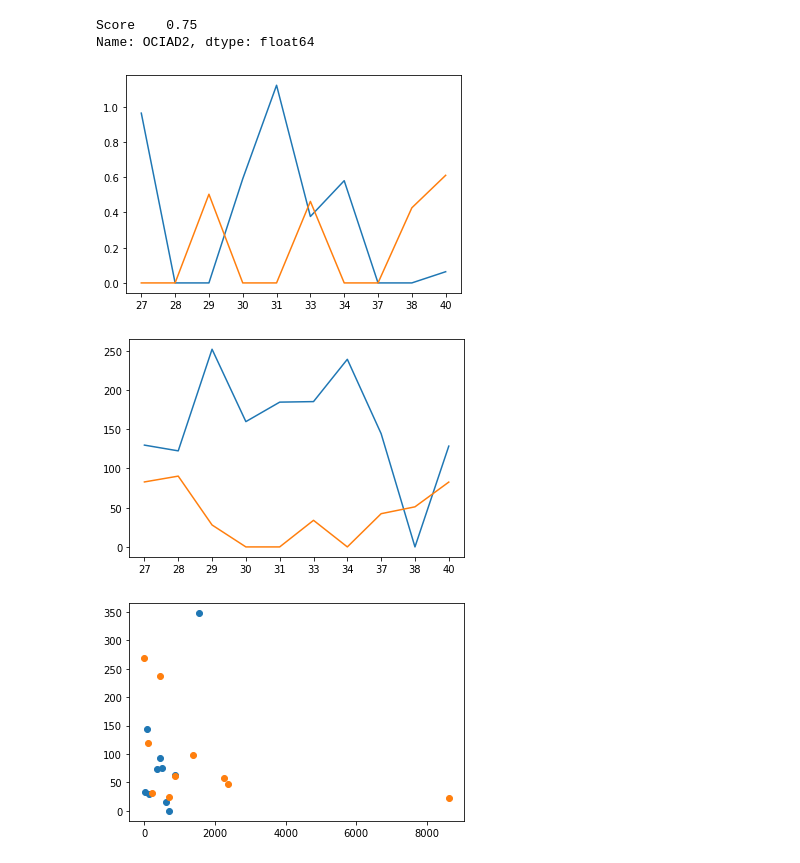
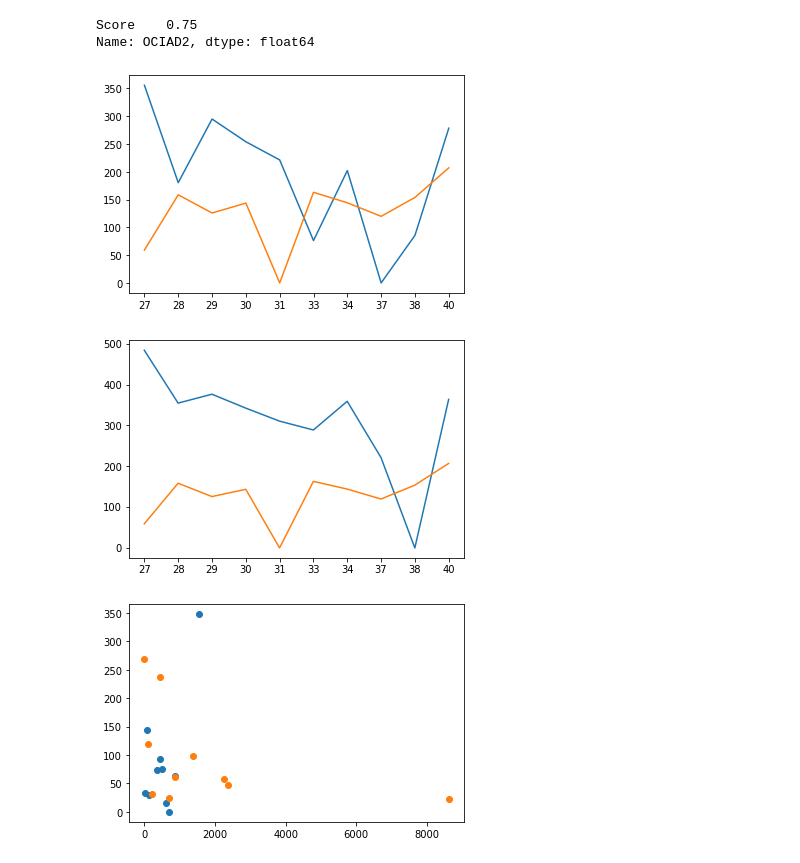
Before and after one commit to hirshagarwal/GBMResearch, a Jupyter notebook: Analysis/5ALA Gene Selection Analysis.ipynb, the cells around one changed output. Cells and saved outputs as stored; diff of their text form; code cells hidden in the pictures.

```diff
--- a/Analysis/5ALA Gene Selection Analysis.ipynb
+++ b/Analysis/5ALA Gene Selection Analysis.ipynb
@@ -250,20 +283,20 @@ Score    0.75
 Name: OCIAD2, dtype: float64
 # %%
 # %5ALA +ve vs -ve
-target_gene = "RRH"
+target_gene = "SRP9"
 plt.plot(negative_samples[target_gene])
 plt.plot(positive_samples[target_gene])
 plt.show()
 # %% [output]
-[figure, old version]
+[figure, new version]
 # %%
 # %5ALA +ve vs Core
-target_gene = "CD320"
+target_gene = "SRP9"
 plt.plot(core_samples[target_gene])
 plt.plot(positive_samples[target_gene])
 plt.show()
 # %% [output]
-[figure, old version]
+[figure, new version]
 # %%
 target_gene1 = "CCL2"
 target_gene2 = "CD44"
```
Also changed, not shown: parts of 3 cells of this notebook.
